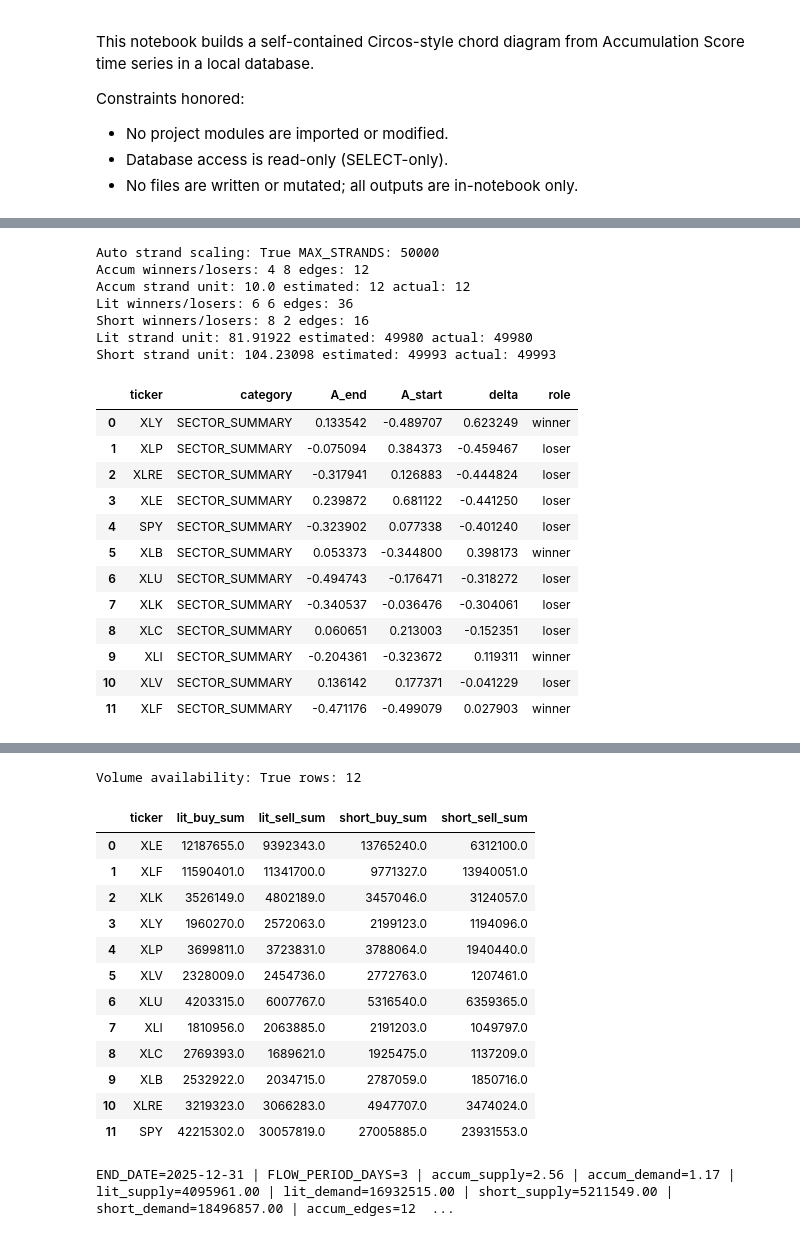
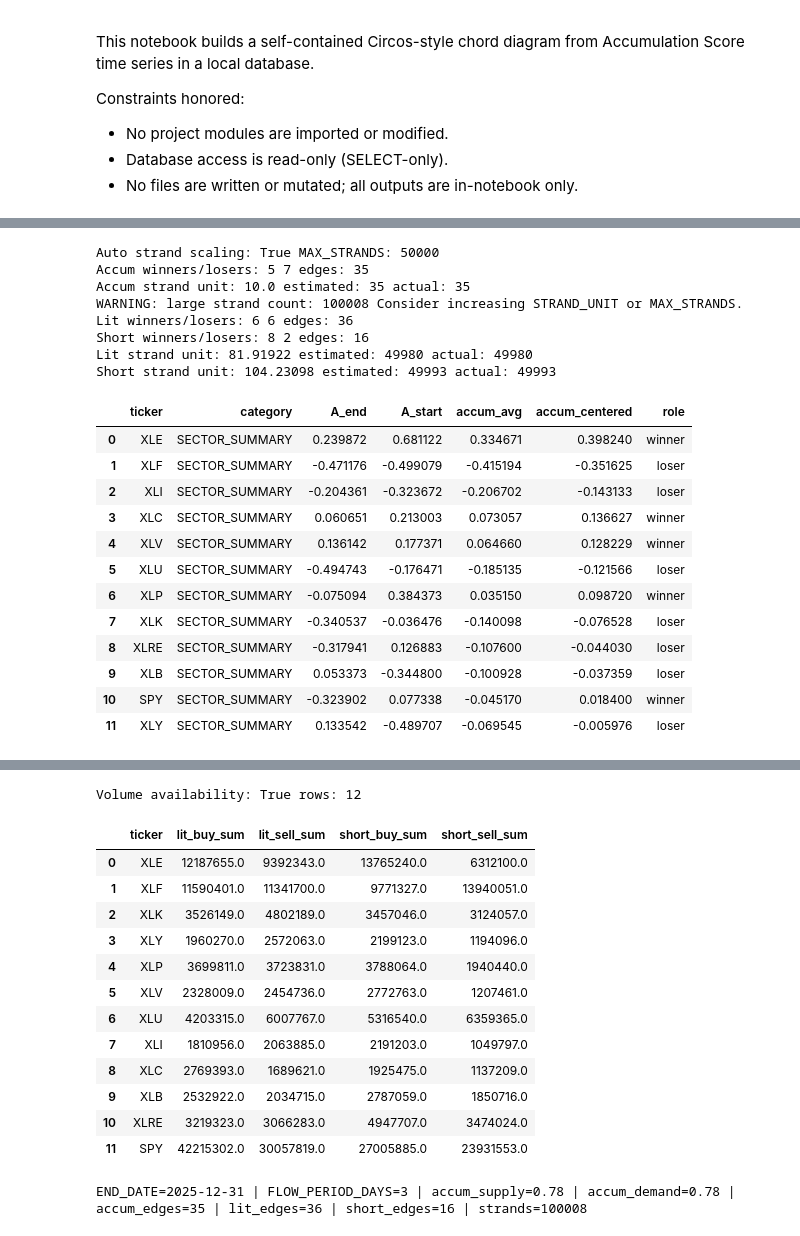
Before and after one commit to MoreCowwbell/darkpool, a Jupyter notebook: circos.ipynb, the cells around one changed output, grey strips where cells are left out. Cells and saved outputs as stored; diff of their text form; code cells hidden in the pictures.

```diff
--- a/circos.ipynb
+++ b/circos.ipynb
@@ -44,7 +44,7 @@ END_DATE = None                         # End of window; None = auto-detect max
 FLOW_PERIOD_DAYS = 3                    # Trading-day window used for flows (start->end inside this window)
 TOP_K_WINNERS = 8                       # Max winners by demand (positive delta) to include
 TOP_K_LOSERS = 8                        # Max losers by supply (negative delta) to include
-MIN_EDGE_FLOW = 0.1                     # Drop edges smaller than this flow (pre-strand)
+MIN_EDGE_FLOW = 0.0                     # Drop edges smaller than this flow (pre-strand)
 DISTRIBUTION_MODE = "demand_weighted"   # "equal" or "demand_weighted" split from sources to winners
 STRAND_UNIT = 10.0                       # Flow per strand; lower = more ribbons (denser)
 AUTO_STRAND_SCALING = True              # Auto-increase STRAND_UNIT if strands explode
@@ -52,15 +52,15 @@ MAX_STRANDS = 50000                     # Hard cap for total strands after auto-
 
 # Chord + ring layout
 METRIC_BAND_MODE = "proportional"       # "equal" = same band width per metric; "proportional" = band width by flow
-MAX_EDGES_PER_METRIC = 15               # cap edges per metric to keep plot readable
-CHORD_ARC_FRACTION = 0.9                # fraction of ticker arc reserved for chord endpoints
+MAX_EDGES_PER_METRIC = 40               # cap edges per metric to keep plot readable
+CHORD_ARC_FRACTION = 1.0                # fraction of ticker arc reserved for chord endpoints
 CHORD_RADIUS = 0.78                     # inner radius for chord ribbons
 TIME_SLICE_BINS = 3                     # number of time slices per outer ring
 RING_BASE_THICKNESS = 0.012             # minimum ring thickness
 RING_THICKNESS_SCALE = 0.06             # added thickness scaled by magnitude
 RING_GAP = 0.01                         # gap between metric rings
-BAND_GAP_FRAC = 0.035                   # gap between metric bands within a ticker
-DIR_GAP_FRAC = 0.03                     # gap between outflow/inflow halves inside a band
+BAND_GAP_FRAC = 0.02                   # gap between metric bands within a ticker
+DIR_GAP_FRAC = 0.02                     # gap between outflow/inflow halves inside a band
 
 # Render quality (performance vs fidelity)
 RENDER_MODE = "balanced"  # "fast", "balanced", "quality"
@@ -85,8 +85,8 @@ else:
 
 # Layer toggles
 SHOW_ACCUM_FLOW = True
-SHOW_LIT_FLOW = True
-SHOW_SHORT_FLOW = True
+SHOW_LIT_FLOW = False
+SHOW_SHORT_FLOW = False
 SHOW_VOLUME_RING = True
 SHOW_TICKER_ARC = True
 # %%
@@ -753,24 +753,41 @@ def split_strands(edges_df, unit):
 
 print('Auto strand scaling:', AUTO_STRAND_SCALING, 'MAX_STRANDS:', MAX_STRANDS)
 
-# Accumulation flow
+# Accumulation flow (average level over window, centered by mean)
 if df_scores['A_end'].notna().any() and df_scores['A_start'].notna().any():
     df_scores['delta'] = df_scores['A_end'] - df_scores['A_start']
 else:
     df_scores['delta'] = np.nan
 
+df_accum_level = df_raw_full[df_raw_full['date'].isin(window_dates)][['ticker', 'date', 'accumulation_score']].copy()
+if 'accum_avg' in df_scores.columns:
+    df_scores = df_scores.drop(columns=['accum_avg', 'accum_centered'], errors='ignore')
+if not df_accum_level.empty:
+    df_accum_avg = df_accum_level.groupby('ticker')['accumulation_score'].mean()
+    df_scores = df_scores.merge(df_accum_avg.rename('accum_avg'), on='ticker', how='left')
+else:
+    df_scores['accum_avg'] = np.nan
+
+if df_scores['accum_avg'].notna().any():
+    mean_level = df_scores['accum_avg'].mean()
+    df_scores['accum_centered'] = df_scores['accum_avg'] - mean_level
+else:
+    df_scores['accum_centered'] = np.nan
+
+accum_for_flow = df_scores['accum_centered']
+
 df_scores['role'] = np.where(
-    df_scores['delta'] > 0,
+    accum_for_flow > 0,
     'winner',
-    np.where(df_scores['delta'] < 0, 'loser', 'neutral')
+    np.where(accum_for_flow < 0, 'loser', 'neutral')
 )
 
 df_scores_sorted = df_scores.sort_values(
-    by='delta', key=lambda s: s.abs(), ascending=False
+    by='accum_centered', key=lambda s: s.abs(), ascending=False
 ).reset_index(drop=True)
 
 accum_edges_df, accum_winners, accum_losers, accum_demand, accum_supply = build_edges_from_value(
-    df_scores, 'delta', TOP_K_WINNERS, TOP_K_LOSERS
+    df_scores, 'accum_centered', TOP_K_WINNERS, TOP_K_LOSERS
 )
 accum_unit = compute_strand_unit(accum_edges_df, STRAND_UNIT, MAX_STRANDS) if AUTO_STRAND_SCALING else STRAND_UNIT
 accum_strands_df = split_strands(accum_edges_df, accum_unit)
@@ -817,15 +834,16 @@ else:
     short_demand = short_supply = 0.0
 # %% [output]
 Auto strand scaling: True MAX_STRANDS: 50000
-Accum winners/losers: 4 8 edges: 12
-Accum strand unit: 10.0 estimated: 12 actual: 12
+Accum winners/losers: 5 7 edges: 35
+Accum strand unit: 10.0 estimated: 35 actual: 35
+WARNING: large strand count: 100008 Consider increasing STRAND_UNIT or MAX_STRANDS.
 Lit winners/losers: 6 6 edges: 36
 Short winners/losers: 8 2 edges: 16
 Lit strand unit: 81.91922 estimated: 49980 actual: 49980
 Short strand unit: 104.23098 estimated: 49993 actual: 49993
 # %%
 # Cell 6
-display(df_scores_sorted[['ticker', 'category', 'A_end', 'A_start', 'delta', 'role']])
+display(df_scores_sorted[['ticker', 'category', 'A_end', 'A_start', 'accum_avg', 'accum_centered', 'role']])
 
 if SHOW_ACCUM_FLOW:
     if accum_edges_df.empty:
@@ -836,44 +854,44 @@ if SHOW_ACCUM_FLOW:
 print('Volume availability:', VOLUME_DATA_AVAILABLE, 'rows:', len(df_volume))
 if VOLUME_DATA_AVAILABLE and not df_volume.empty:
     display(df_volume[['ticker', 'lit_buy_sum', 'lit_sell_sum', 'short_buy_sum', 'short_sell_sum']])
     if (df_volume['lit_buy_sum'].fillna(0).sum() == 0 and df_volume['lit_sell_sum'].fillna(0).sum() == 0):
         print('Note: lit volumes sum to zero across selected period.')
 else:
     print('Volume data not available for lit/short buy/sell flows.')
 
 summary_parts = [
     f'END_DATE={END_DATE_RESOLVED}',
     f'FLOW_PERIOD_DAYS={FLOW_PERIOD_DAYS}',
     f'accum_supply={accum_supply:.2f}',
     f'accum_demand={accum_demand:.2f}',
 ]
 if SHOW_LIT_FLOW:
     summary_parts.append(f'lit_supply={lit_supply:.2f}')
     summary_parts.append(f'lit_demand={lit_demand:.2f}')
 if SHOW_SHORT_FLOW:
     summary_parts.append(f'short_supply={short_supply:.2f}')
     summary_parts.append(f'short_demand={short_demand:.2f}')
 
 summary_parts.append(f'accum_edges={len(accum_edges_df)}')
 summary_parts.append(f'lit_edges={len(lit_edges_df)}')
 summary_parts.append(f'short_edges={len(short_edges_df)}')
 summary_parts.append(
     f'strands={len(accum_strands_df) + len(lit_strands_df) + len(short_strands_df)}'
 )
 
 print(' | '.join(summary_parts))
 # %% [output]
-|  | ticker | category | A_end | A_start | delta | role |
-| 0 | XLY | SECTOR_SUMMARY | 0.133542 | -0.489707 | 0.623249 | winner |
-| 1 | XLP | SECTOR_SUMMARY | -0.075094 | 0.384373 | -0.459467 | loser |
-| 2 | XLRE | SECTOR_SUMMARY | -0.317941 | 0.126883 | -0.444824 | loser |
-| 3 | XLE | SECTOR_SUMMARY | 0.239872 | 0.681122 | -0.441250 | loser |
-| 4 | SPY | SECTOR_SUMMARY | -0.323902 | 0.077338 | -0.401240 | loser |
-| 5 | XLB | SECTOR_SUMMARY | 0.053373 | -0.344800 | 0.398173 | winner |
-| 6 | XLU | SECTOR_SUMMARY | -0.494743 | -0.176471 | -0.318272 | loser |
-| 7 | XLK | SECTOR_SUMMARY | -0.340537 | -0.036476 | -0.304061 | loser |
-| 8 | XLC | SECTOR_SUMMARY | 0.060651 | 0.213003 | -0.152351 | loser |
-| 9 | XLI | SECTOR_SUMMARY | -0.204361 | -0.323672 | 0.119311 | winner |
-| 10 | XLV | SECTOR_SUMMARY | 0.136142 | 0.177371 | -0.041229 | loser |
-| 11 | XLF | SECTOR_SUMMARY | -0.471176 | -0.499079 | 0.027903 | winner |
+|  | ticker | category | A_end | A_start | accum_avg | accum_centered | role |
+| 0 | XLE | SECTOR_SUMMARY | 0.239872 | 0.681122 | 0.334671 | 0.398240 | winner |
+| 1 | XLF | SECTOR_SUMMARY | -0.471176 | -0.499079 | -0.415194 | -0.351625 | loser |
+| 2 | XLI | SECTOR_SUMMARY | -0.204361 | -0.323672 | -0.206702 | -0.143133 | loser |
+| 3 | XLC | SECTOR_SUMMARY | 0.060651 | 0.213003 | 0.073057 | 0.136627 | winner |
+| 4 | XLV | SECTOR_SUMMARY | 0.136142 | 0.177371 | 0.064660 | 0.128229 | winner |
+| 5 | XLU | SECTOR_SUMMARY | -0.494743 | -0.176471 | -0.185135 | -0.121566 | loser |
+| 6 | XLP | SECTOR_SUMMARY | -0.075094 | 0.384373 | 0.035150 | 0.098720 | winner |
+| 7 | XLK | SECTOR_SUMMARY | -0.340537 | -0.036476 | -0.140098 | -0.076528 | loser |
+| 8 | XLRE | SECTOR_SUMMARY | -0.317941 | 0.126883 | -0.107600 | -0.044030 | loser |
+| 9 | XLB | SECTOR_SUMMARY | 0.053373 | -0.344800 | -0.100928 | -0.037359 | loser |
+| 10 | SPY | SECTOR_SUMMARY | -0.323902 | 0.077338 | -0.045170 | 0.018400 | winner |
+| 11 | XLY | SECTOR_SUMMARY | 0.133542 | -0.489707 | -0.069545 | -0.005976 | loser |
 |  | source | dest | flow |
@@ -903,4 +925,4 @@ Volume availability: True rows: 12
 | 9 | XLB | 2532922.0 | 2034715.0 | 2787059.0 | 1850716.0 |
 | 10 | XLRE | 3219323.0 | 3066283.0 | 4947707.0 | 3474024.0 |
 | 11 | SPY | 42215302.0 | 30057819.0 | 27005885.0 | 23931553.0 |
-END_DATE=2025-12-31 | FLOW_PERIOD_DAYS=3 | accum_supply=2.56 | accum_demand=1.17 | lit_supply=4095961.00 | lit_demand=16932515.00 | short_supply=5211549.00 | short_demand=18496857.00 | accum_edges=12  ...
+END_DATE=2025-12-31 | FLOW_PERIOD_DAYS=3 | accum_supply=0.78 | accum_demand=0.78 | accum_edges=35 | lit_edges=36 | short_edges=16 | strands=100008
```
Also changed, not shown: parts of 2 cells of this notebook.
